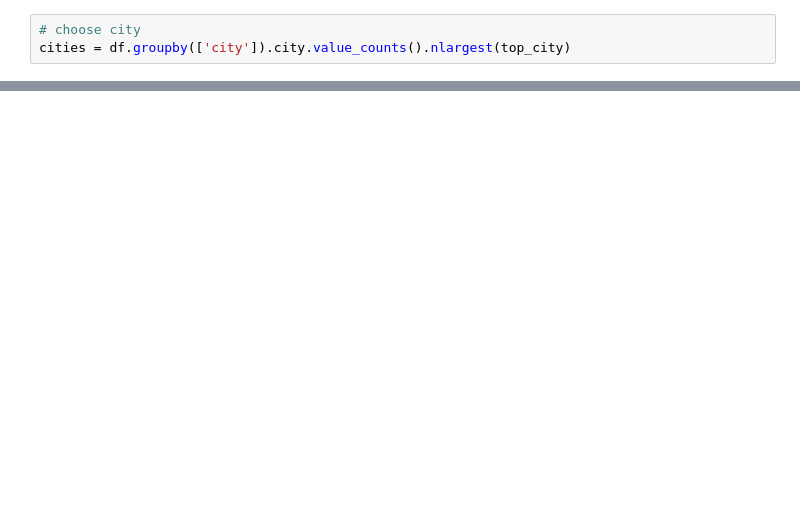
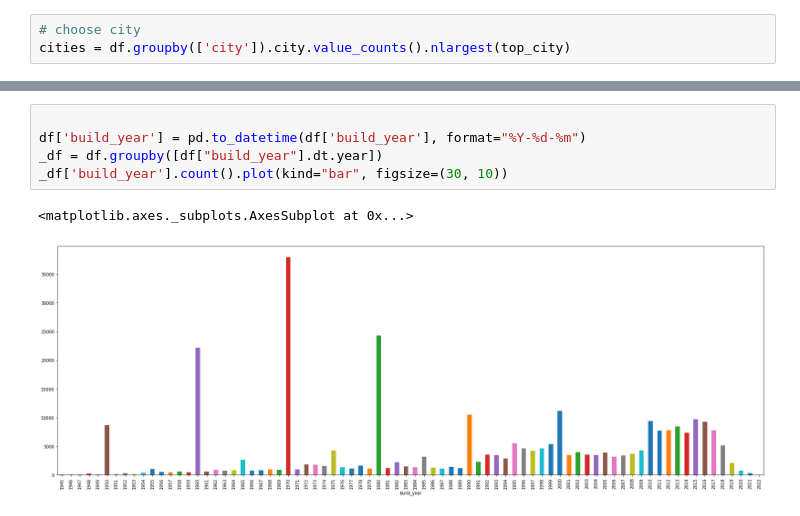
Before and after one commit to barzrcom/final-project, a Jupyter notebook: src/ml/ml/deals_info.ipynb, the cells around one changed output, grey strips where cells are left out. Drawn from its saved outputs; the diff is of its cells as text; blank space fills up the shorter version.

```diff
--- a/src/ml/ml/deals_info.ipynb
+++ b/src/ml/ml/deals_info.ipynb
@@ -79,0 +110,8 @@ plt.show()
+# %%
+
+df['build_year'] = pd.to_datetime(df['build_year'], format="%Y-%d-%m")
+_df = df.groupby([df["build_year"].dt.year])
+_df['build_year'].count().plot(kind="bar", figsize=(30, 10))
+# %% [output]
+<matplotlib.axes._subplots.AxesSubplot at 0x...>
+[figure, added]
```
Also changed, not shown: parts of 3 cells of this notebook, 44 other files.
